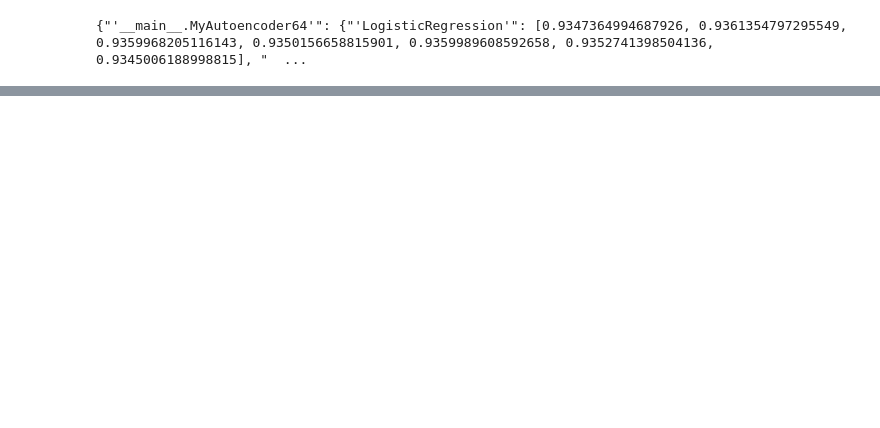
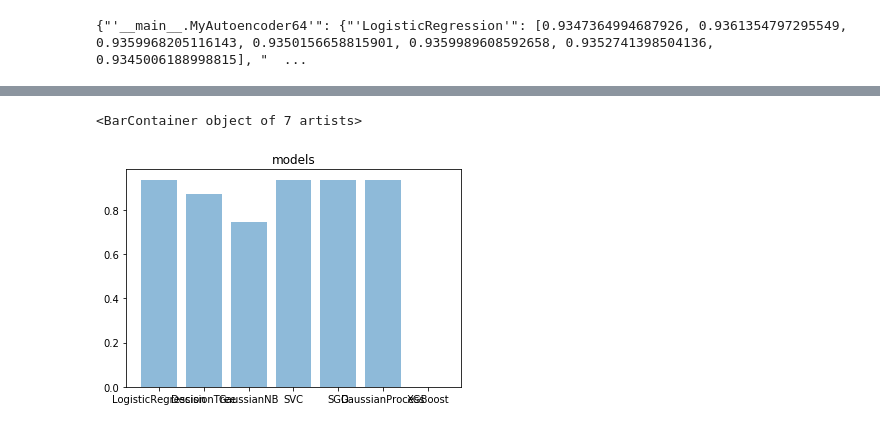
Before and after one commit to LavrVV/Fluorescence-prediction, a Jupyter notebook: NN_new.ipynb, the cells around one changed output, grey strips where cells are left out. Drawn from its saved outputs; the diff is of its cells as text; code cells hidden in the pictures; blank space fills up the shorter version.

```diff
--- a/NN_new.ipynb
+++ b/NN_new.ipynb
@@ -584,0 +982,10 @@ for models in result.items():
+# %%
+
+fig, axes = plt.subplots()
+axes.set_title('models')
+#axes.set_title('ConvAutoencoder')
+axes.bar(f1_ae64.keys(), f1_ae64.values(), align='center', alpha=0.5)
+#axes.legend()
+# %% [output]
+<BarContainer object of 7 artists>
+[figure, added]
```
Also changed, not shown: parts of 51 cells of this notebook, 21 other files.
